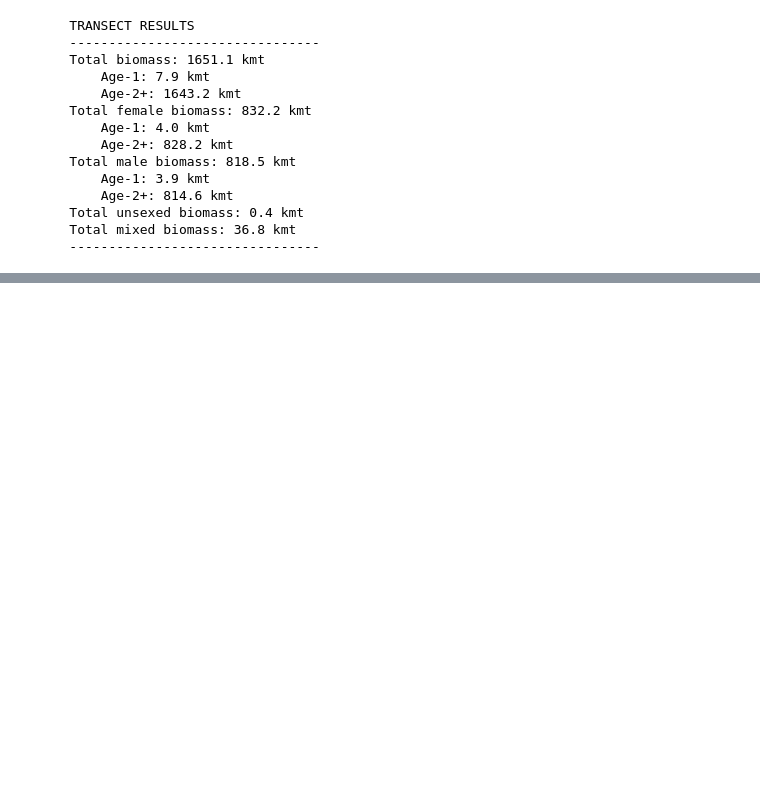
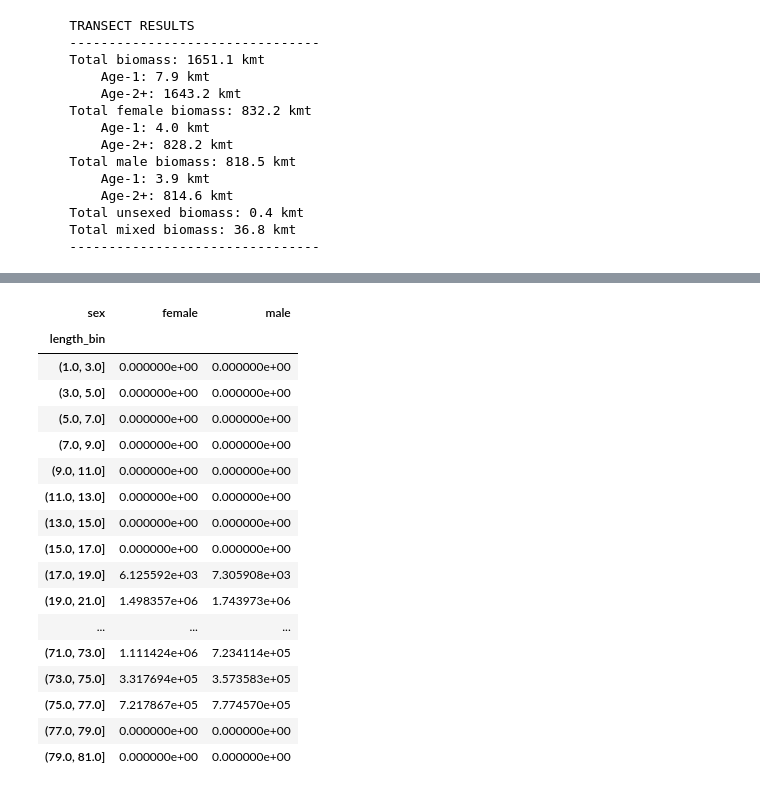
Before and after one commit to OSOceanAcoustics/echopop, a Jupyter notebook: project_docs/example.ipynb, the cells around one changed output, grey strips where cells are left out. Saved outputs shown, nothing was run; the diff lists cells and outputs as text; code cells hidden in the pictures; blank space fills up the shorter version.

```diff
--- a/project_docs/example.ipynb
+++ b/project_docs/example.ipynb
@@ -70,0 +124,21 @@ Extrapolation applied to kriging mesh points (187 of 11022):
+# %%
+survey.results['kriging']['tables']['unaged_tbl']
+# %% [output]
+| sex | female | male |
+| length_bin |  |  |
+| (1.0, 3.0] | 0.000000e+00 | 0.000000e+00 |
+| (3.0, 5.0] | 0.000000e+00 | 0.000000e+00 |
+| (5.0, 7.0] | 0.000000e+00 | 0.000000e+00 |
+| (7.0, 9.0] | 0.000000e+00 | 0.000000e+00 |
+| (9.0, 11.0] | 0.000000e+00 | 0.000000e+00 |
+| (11.0, 13.0] | 0.000000e+00 | 0.000000e+00 |
+| (13.0, 15.0] | 0.000000e+00 | 0.000000e+00 |
+| (15.0, 17.0] | 0.000000e+00 | 0.000000e+00 |
+| (17.0, 19.0] | 6.125592e+03 | 7.305908e+03 |
+| (19.0, 21.0] | 1.498357e+06 | 1.743973e+06 |
+| ... | ... | ... |
+| (71.0, 73.0] | 1.111424e+06 | 7.234114e+05 |
+| (73.0, 75.0] | 3.317694e+05 | 3.573583e+05 |
+| (75.0, 77.0] | 7.217867e+05 | 7.774570e+05 |
+| (77.0, 79.0] | 0.000000e+00 | 0.000000e+00 |
+| (79.0, 81.0] | 0.000000e+00 | 0.000000e+00 |
```
Also changed, not shown: parts of 16 cells of this notebook, 15 other files.
